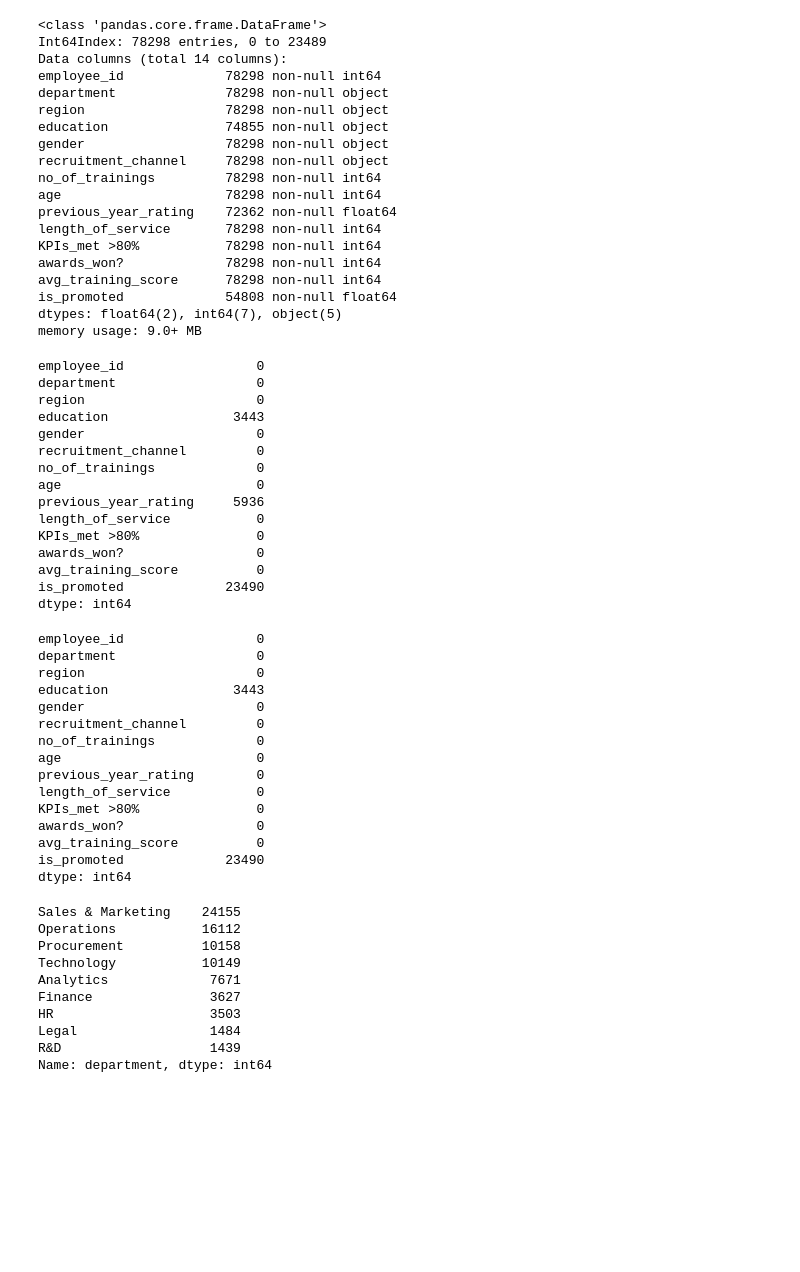
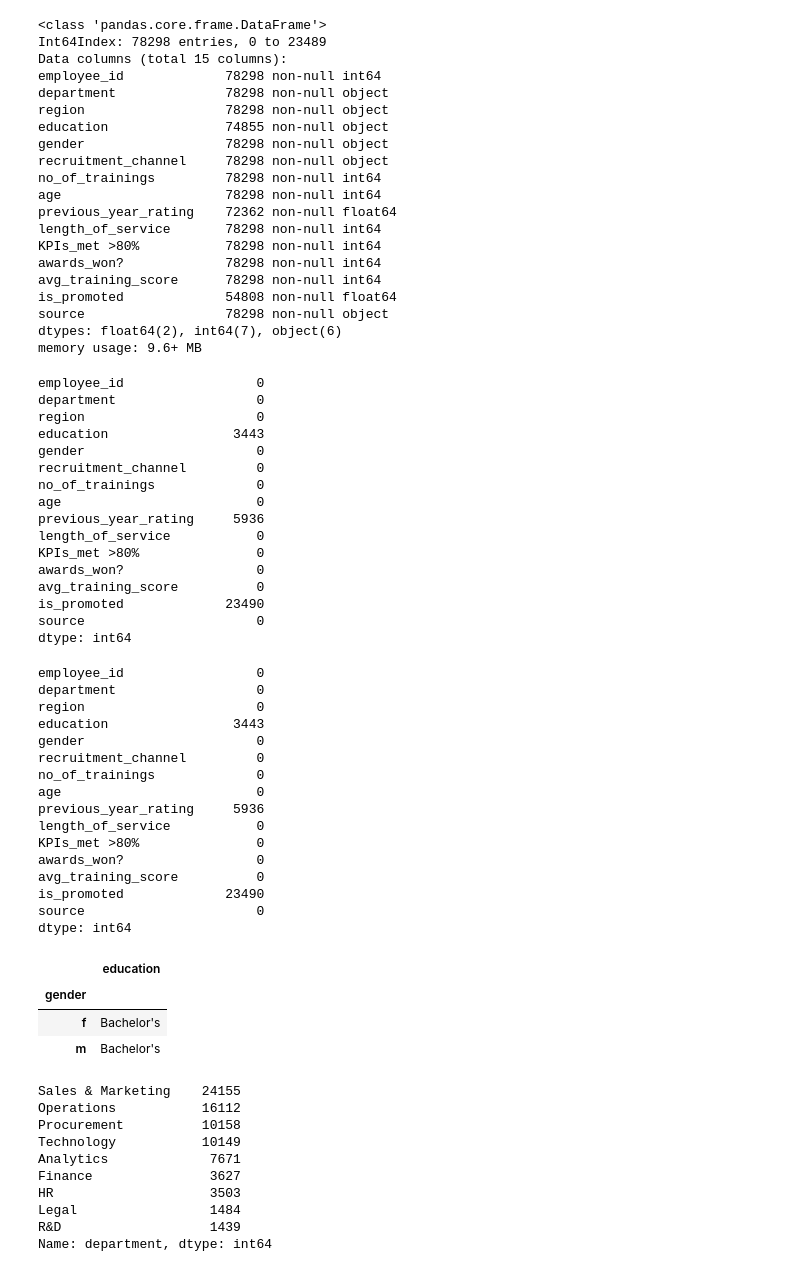
Before and after one commit to IITGuwahati-AI/Learning-Content, a Jupyter notebook: HR_analytics.ipynb, the cells around one changed output. Saved outputs shown, nothing was run; the diff lists cells and outputs as text; code cells hidden in the pictures; blank space fills up the shorter version.

```diff
--- a/HR_analytics.ipynb
+++ b/HR_analytics.ipynb
@@ -8,6 +8,10 @@ import seaborn as sns
 # %%
 df_train = pd.read_csv("/content/train_LZdllcl.csv")
 df_test = pd.read_csv("/content/test_2umaH9m.csv")
+
+df_train['source'] = "True"
+df_test['source'] = "False"
+
 df = pd.concat([df_train,df_test], sort = False)
 df.head(5)
 # %% [output]
@@ -40,7 +45,7 @@ df.info()
 # %% [output]
 <class 'pandas.core.frame.DataFrame'>
 Int64Index: 78298 entries, 0 to 23489
-Data columns (total 14 columns):
+Data columns (total 15 columns):
 employee_id             78298 non-null int64
 department              78298 non-null object
 region                  78298 non-null object
@@ -55,8 +60,9 @@ KPIs_met >80%           78298 non-null int64
 awards_won?             78298 non-null int64
 avg_training_score      78298 non-null int64
 is_promoted             54808 non-null float64
-dtypes: float64(2), int64(7), object(5)
-memory usage: 9.0+ MB
+source                  78298 non-null object
+dtypes: float64(2), int64(7), object(6)
+memory usage: 9.6+ MB
 # %%
 df.isna().sum()
 # %% [output]
@@ -74,9 +80,8 @@ KPIs_met >80%               0
 awards_won?                 0
 avg_training_score          0
 is_promoted             23490
+source                      0
 dtype: int64
-# %%
-df['previous_year_rating'].fillna(lambda x: x.mode(), inplace = True)
 # %%
 df.isna().sum()
 # %% [output]
@@ -88,10 +93,21 @@ gender                      0
 recruitment_channel         0
 no_of_trainings             0
 age                         0
-previous_year_rating        0
+previous_year_rating     5936
 length_of_service           0
 KPIs_met >80%               0
 awards_won?                 0
 avg_training_score          0
 is_promoted             23490
+source                      0
 dtype: int64
+# %%
+from scipy.stats import mode
+
+education_mode = df.pivot_table(values = "education", index = "gender", aggfunc = (lambda x: mode(x).mode[0]))
+education_mode
+# %% [output]
+|  | education |
+| gender |  |
+| f | Bachelor's |
+| m | Bachelor's |
```
Also changed, not shown: parts of 18 cells of this notebook.
